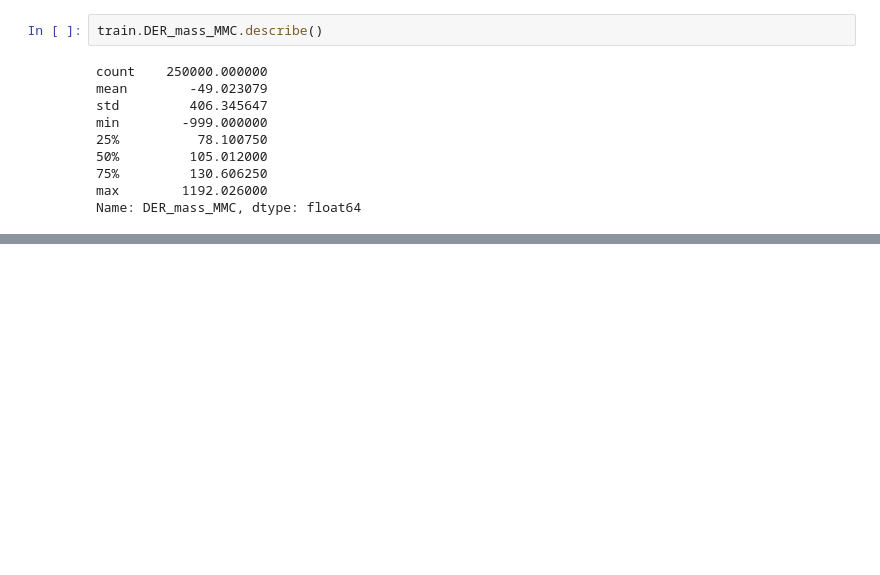
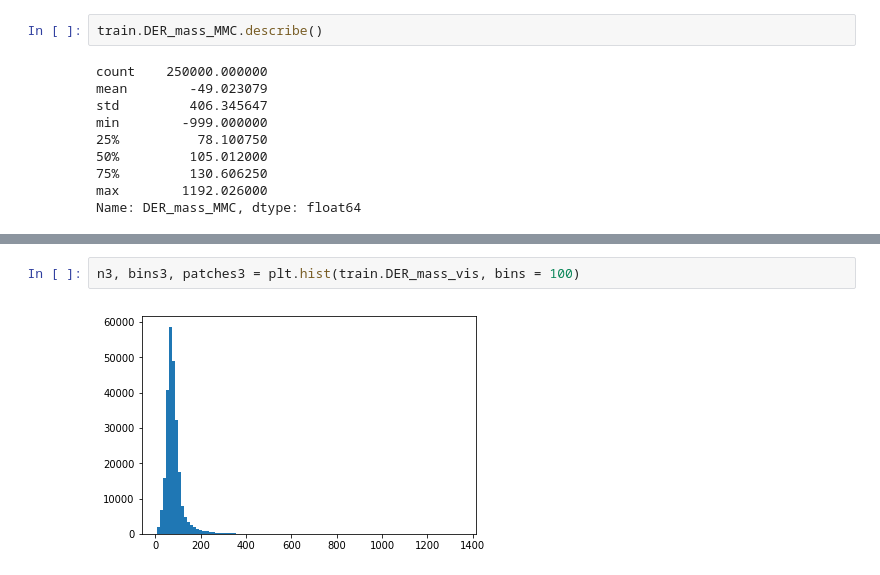
Before and after one commit to ownzonefeng/CS-433-Project1, a Jupyter notebook: Project1/Data_mining.ipynb, the cells around one changed output, grey strips where cells are left out. Cells and saved outputs as stored; diff of their text form; blank space fills up the shorter version.

```diff
--- a/Project1/Data_mining.ipynb
+++ b/Project1/Data_mining.ipynb
@@ -81,0 +137,4 @@ ModeResult(mode=array([96.415]), count=array([10]))
+# %%
+n3, bins3, patches3 = plt.hist(train.DER_mass_vis, bins = 100)
+# %% [output]
+[figure, added]
```
Also changed, not shown: parts of 22 cells of this notebook, 30 other files.
